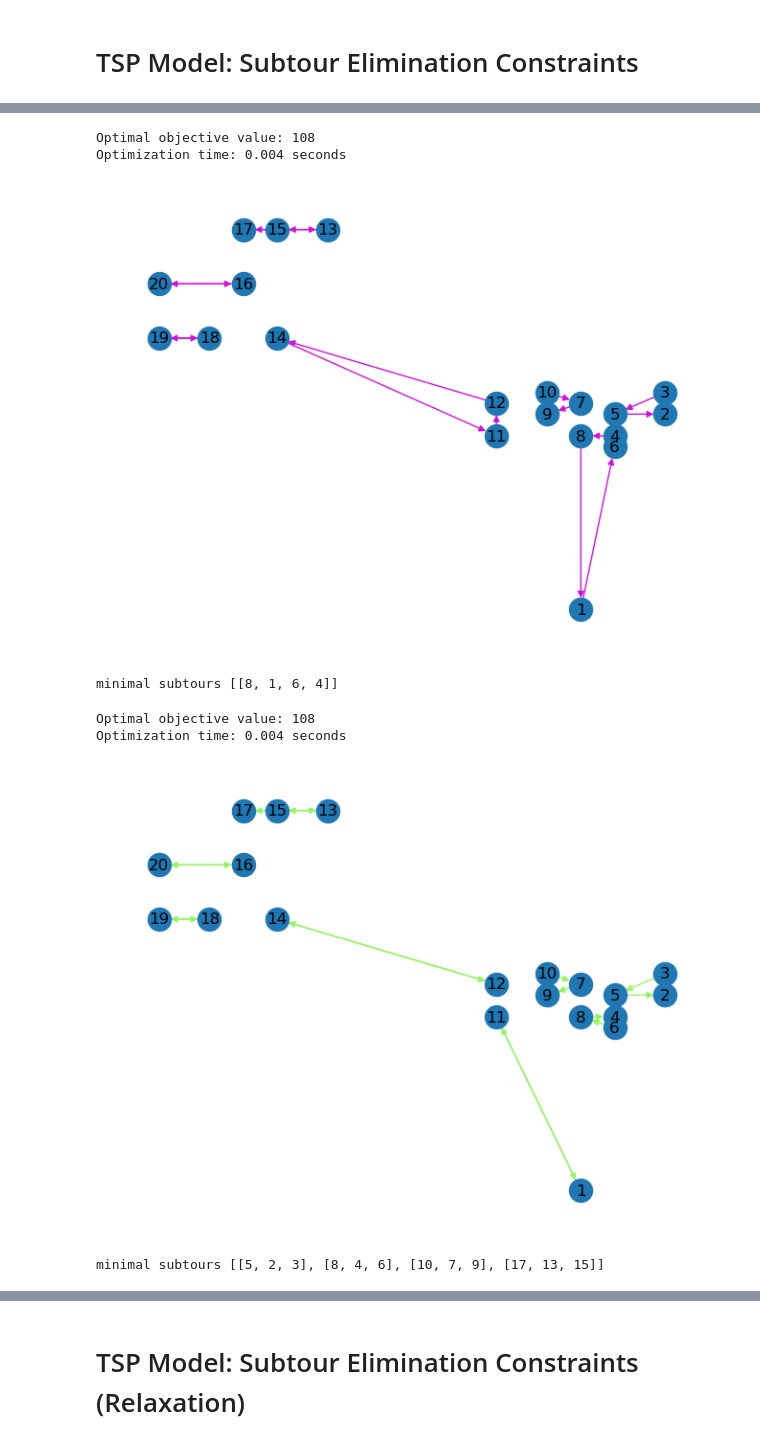
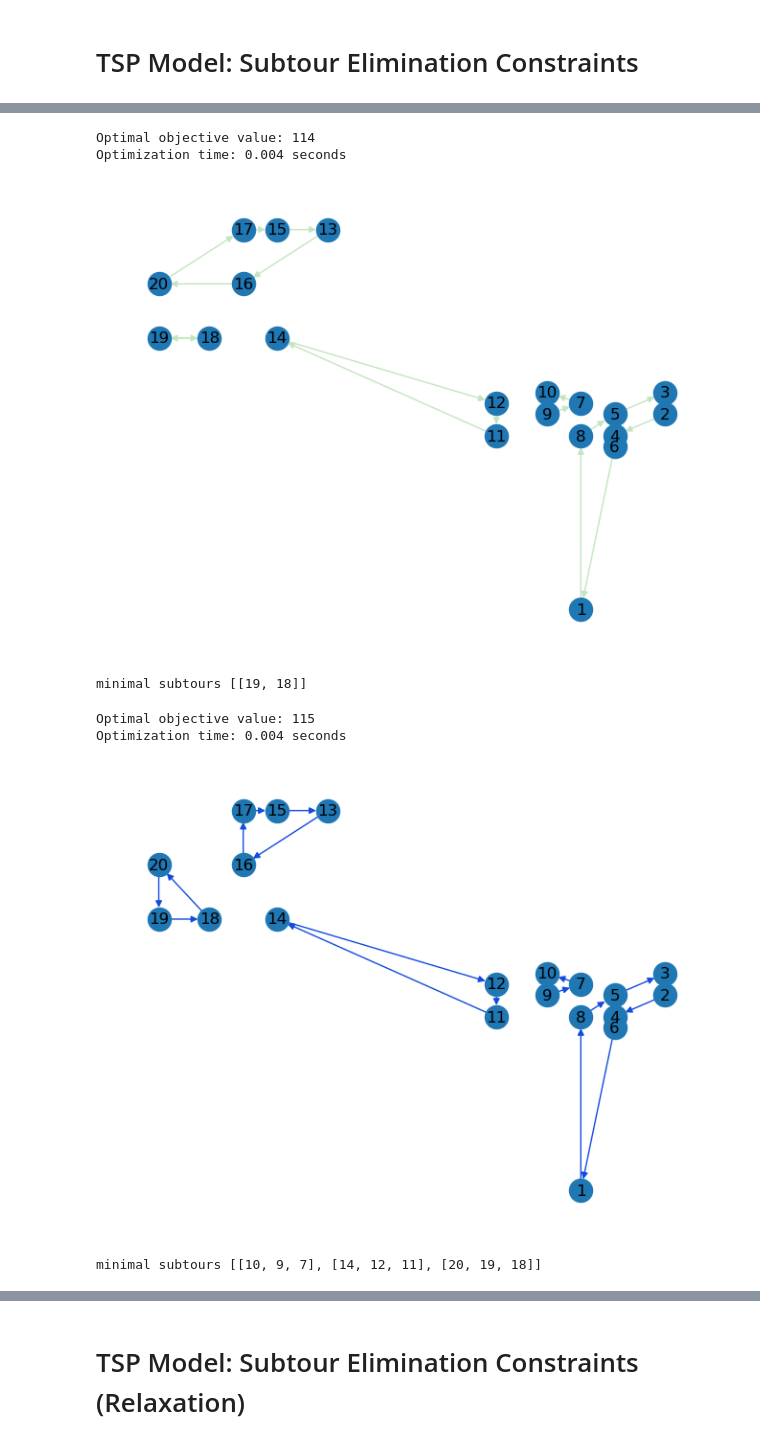
Before and after one commit to hmedal/heuristic-optimization, a Jupyter notebook: Lab6-vrptw.ipynb, the cells around one changed output, grey strips where cells are left out. Saved outputs shown, nothing was run; the diff lists cells and outputs as text; code cells hidden in the pictures.

```diff
--- a/Lab6-vrptw.ipynb
+++ b/Lab6-vrptw.ipynb
@@ -138,5 +138,5 @@ minimal subtours [[20, 16, 14, 18, 19]]
 # %%
-for subset in routing.get_minimal_cycle_in_directed_graph(edges_used_gurobi):
+for subset in routing.get_minimal_cycles_in_directed_graph(edges_used_gurobi):
     m.addConstr(qsum(m._x[i, j] for i in subset for j in subset if i != j) <= len(subset) - 1)
 
 routing.solve_model(m)
@@ -145,5 +145,5 @@ edges_used_gurobi = [(i, j) for i, j in edges if m._x[i, j].x > 0.5]
 
 routing.show_tours([edges_used_gurobi], locations, to_tikz = True, tikz_file_name = "tsp.tex")
 
-print("minimal subtours", routing.get_minimal_cycle_in_directed_graph(edges_used_gurobi))
+print("minimal subtours", routing.get_minimal_cycles_in_directed_graph(edges_used_gurobi))
 # %% [output]
@@ -154,5 +154,5 @@ minimal subtours [[3, 2], [6, 4], [7, 5], [8, 1], [10, 9], [12, 11], [15, 13], [
 # %%
-for subset in routing.get_minimal_cycle_in_directed_graph(edges_used_gurobi):
+for subset in routing.get_minimal_cycles_in_directed_graph(edges_used_gurobi):
     m.addConstr(qsum(m._x[i, j] for i in subset for j in subset if i != j) <= len(subset) - 1)
 
 routing.solve_model(m)
@@ -161,5 +161,5 @@ edges_used_gurobi = [(i, j) for i, j in edges if m._x[i, j].x > 0.5]
 
 routing.show_tours([edges_used_gurobi], locations, to_tikz = True, tikz_file_name = "tsp.tex")
 
-print("minimal subtours", routing.get_minimal_cycle_in_directed_graph(edges_used_gurobi))
+print("minimal subtours", routing.get_minimal_cycles_in_directed_graph(edges_used_gurobi))
 # %% [output]
@@ -170,5 +170,5 @@ minimal subtours [[12, 11, 1, 6, 4, 8, 7, 10, 9]]
 # %%
-for subset in routing.get_minimal_cycle_in_directed_graph(edges_used_gurobi):
+for subset in routing.get_minimal_cycles_in_directed_graph(edges_used_gurobi):
     m.addConstr(qsum(m._x[i, j] for i in subset for j in subset if i != j) <= len(subset) - 1)
 
 routing.solve_model(m)
@@ -177,7 +177,7 @@ edges_used_gurobi = [(i, j) for i, j in edges if m._x[i, j].x > 0.5]
 
 routing.show_tours([edges_used_gurobi], locations, to_tikz = True, tikz_file_name = "tsp.tex")
 
-print("minimal subtours", routing.get_minimal_cycle_in_directed_graph(edges_used_gurobi))
+print("minimal subtours", routing.get_minimal_cycles_in_directed_graph(edges_used_gurobi))
 # %% [output]
 Optimal objective value: 94
 Optimization time: 0.004 seconds
@@ -186,5 +186,5 @@ minimal subtours [[12, 11, 1, 8, 6, 4, 2, 3, 5, 7, 10, 9]]
 # %%
-for subset in routing.get_minimal_cycle_in_directed_graph(edges_used_gurobi):
+for subset in routing.get_minimal_cycles_in_directed_graph(edges_used_gurobi):
     m.addConstr(qsum(m._x[i, j] for i in subset for j in subset if i != j) <= len(subset) - 1)
 
 routing.solve_model(m)
@@ -193,26 +193,26 @@ edges_used_gurobi = [(i, j) for i, j in edges if m._x[i, j].x > 0.5]
 
 routing.show_tours([edges_used_gurobi], locations, to_tikz = False)
 
-print("minimal subtours", routing.get_minimal_cycle_in_directed_graph(edges_used_gurobi))
+print("minimal subtours", routing.get_minimal_cycles_in_directed_graph(edges_used_gurobi))
 # %% [output]
-Optimal objective value: 108
+Optimal objective value: 114
 Optimization time: 0.004 seconds
-[figure, old version]
+[figure, new version]
-minimal subtours [[8, 1, 6, 4]]
+minimal subtours [[19, 18]]
 # %%
-for subset in routing.get_minimal_cycle_in_directed_graph(edges_used_gurobi):
+for subset in routing.get_minimal_cycles_in_directed_graph(edges_used_gurobi):
     m.addConstr(qsum(m._x[i, j] for i in subset for j in subset if i != j) <= len(subset) - 1)
 
 routing.solve_model(m)
 
 edges_used_gurobi = [(i, j) for i, j in edges if m._x[i, j].x > 0.5]
 
 routing.show_tours([edges_used_gurobi], locations, to_tikz = False)
 
-print("minimal subtours", routing.get_minimal_cycle_in_directed_graph(edges_used_gurobi))
+print("minimal subtours", routing.get_minimal_cycles_in_directed_graph(edges_used_gurobi))
 # %% [output]
-Optimal objective value: 108
+Optimal objective value: 115
 Optimization time: 0.004 seconds
-[figure, old version]
+[figure, new version]
-minimal subtours [[5, 2, 3], [8, 4, 6], [10, 7, 9], [17, 13, 15]]
+minimal subtours [[10, 9, 7], [14, 12, 11], [20, 19, 18]]
 # %%
```
Also changed, not shown: parts of 26 cells of this notebook, 7 other files.
